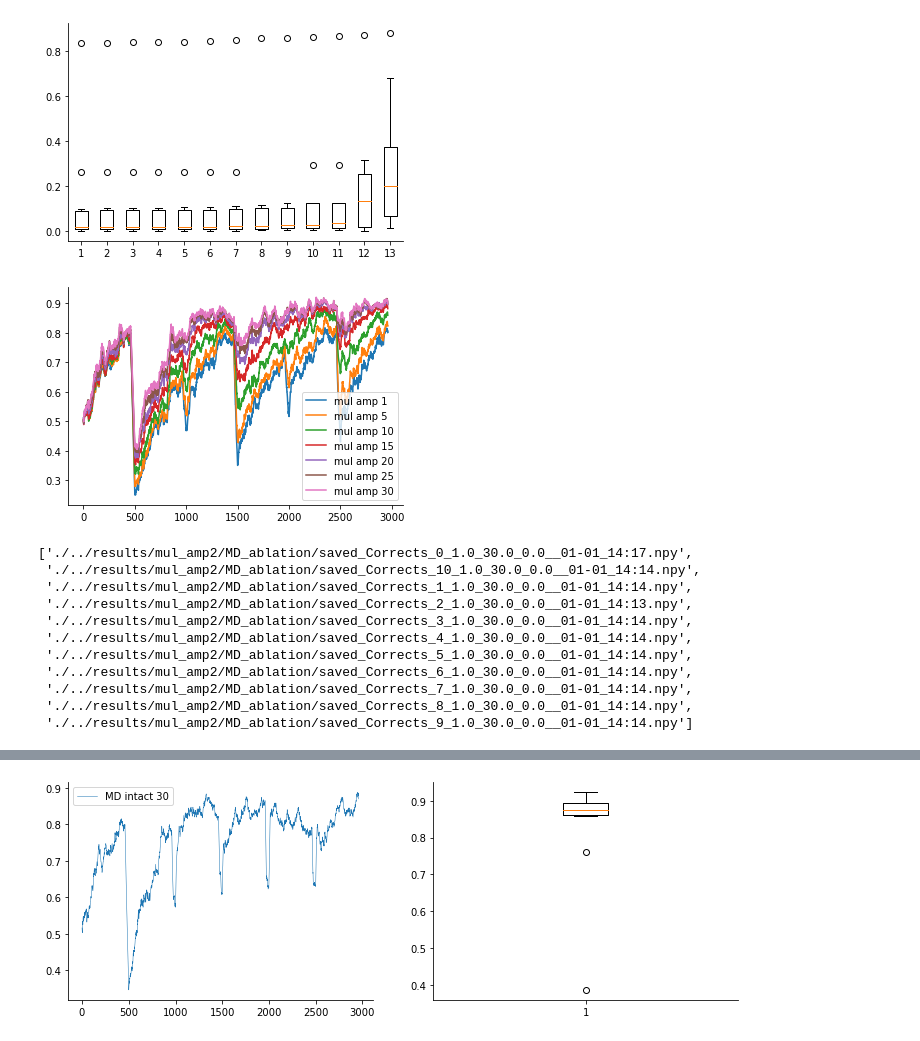
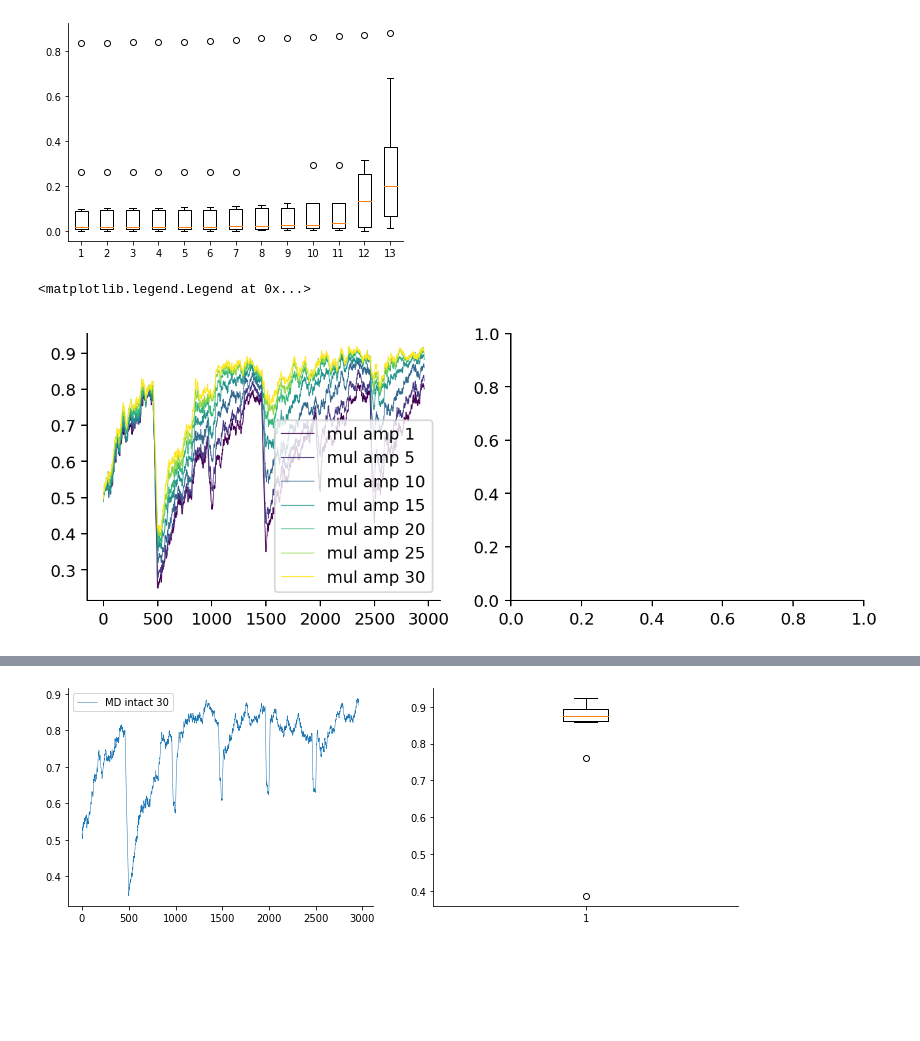
Before and after one commit to hummosa/MD-reservoir, a Jupyter notebook: analysis/average_performance_across_coditions.ipynb, the cells around one changed output, grey strips where cells are left out. Saved outputs shown, nothing was run; the diff lists cells and outputs as text; code cells hidden in the pictures; blank space fills up the shorter version.

Commit message:
finished ofc figure

```diff
--- a/analysis/average_performance_across_coditions.ipynb
+++ b/analysis/average_performance_across_coditions.ipynb
@@ -284,44 +211,37 @@ file_format= 'JPG'
 # %%
 exp_name = 'mul_amp2/MD_ablation'
 results_folder = './../results/'
 #get files
 files = os.listdir( results_folder  + exp_name+'/')
 corrects_files = [file for file in files if 'Corrects' in file]
 
 regexes = [f"\d_{float(amp):1.1f}_0.0__" for amp in [1, 5, 10, 15, 20, 25, 30]] # 0, 1, 2 ,3,4 ,5,
 labels = [f'mul amp {amp}' for amp in [1, 5, 10, 15, 20, 25, 30]]
 
+import matplotlib
+no_of_values = len(labels)
+norm = mpl.colors.Normalize(vmin=min([1,no_of_values]), vmax=max([1,no_of_values]))
+cmap_obj = matplotlib.cm.get_cmap('viridis')
+cmap = mpl.cm.ScalarMappable(norm=norm, cmap=cmap_obj)
 
-ax = plt.gca()
+fig, axes = plt.subplots(1,2, figsize=[8.5,3])
+ax = axes[0]
 means, stds = [], []
-for label, regex in zip (labels, regexes):
+for i, (label, regex) in enumerate(zip (labels, regexes)):
     comp_files =  [os.path.join(results_folder+exp_name,file) for file in corrects_files if re.search(regex, file)]
     if len(comp_files) > 0:
         smooth_performances = [np.convolve(np.load(c1f), np.ones((40,))/40, mode='valid') for c1f in comp_files]
         sp = np.stack(smooth_performances)
         spmean = np.mean(sp, axis=0)
         spstd = np.std(sp, axis=0)
         means.append(spmean)
         stds.append(spstd)
-        ax.plot(range(len(spmean)), spmean, label=label)
+        ax.plot(range(len(spmean)), spmean, label=label, linewidth=0.5, color=cmap.to_rgba(i+1),)
         # ax.fill_between(range(len(spmean)), spmean-spstd, spmean+spstd, alpha=.4)
     else:
         print(f'no files found for {label}')
 ax.legend()
-plt.savefig(f'./exports/mul_amp2.{file_format}', format=file_format, dpi=300)
+# plt.savefig(f'./exports/mul_amp2.{file_format}', format=file_format, dpi=300)
 # %% [output]
+<matplotlib.legend.Legend at 0x...>
-[figure, old version]
+[figure, new version]
-# %%
-comp_files
-# %% [output]
-['./../results/mul_amp2/MD_ablation/saved_Corrects_0_1.0_30.0_0.0__01-01_14:17.npy',
- './../results/mul_amp2/MD_ablation/saved_Corrects_10_1.0_30.0_0.0__01-01_14:14.npy',
- './../results/mul_amp2/MD_ablation/saved_Corrects_1_1.0_30.0_0.0__01-01_14:14.npy',
- './../results/mul_amp2/MD_ablation/saved_Corrects_2_1.0_30.0_0.0__01-01_14:13.npy',
- './../results/mul_amp2/MD_ablation/saved_Corrects_3_1.0_30.0_0.0__01-01_14:14.npy',
- './../results/mul_amp2/MD_ablation/saved_Corrects_4_1.0_30.0_0.0__01-01_14:14.npy',
- './../results/mul_amp2/MD_ablation/saved_Corrects_5_1.0_30.0_0.0__01-01_14:14.npy',
- './../results/mul_amp2/MD_ablation/saved_Corrects_6_1.0_30.0_0.0__01-01_14:14.npy',
- './../results/mul_amp2/MD_ablation/saved_Corrects_7_1.0_30.0_0.0__01-01_14:14.npy',
- './../results/mul_amp2/MD_ablation/saved_Corrects_8_1.0_30.0_0.0__01-01_14:14.npy',
- './../results/mul_amp2/MD_ablation/saved_Corrects_9_1.0_30.0_0.0__01-01_14:14.npy']
```
Also changed, not shown: parts of 16 cells of this notebook, 2 other files.
